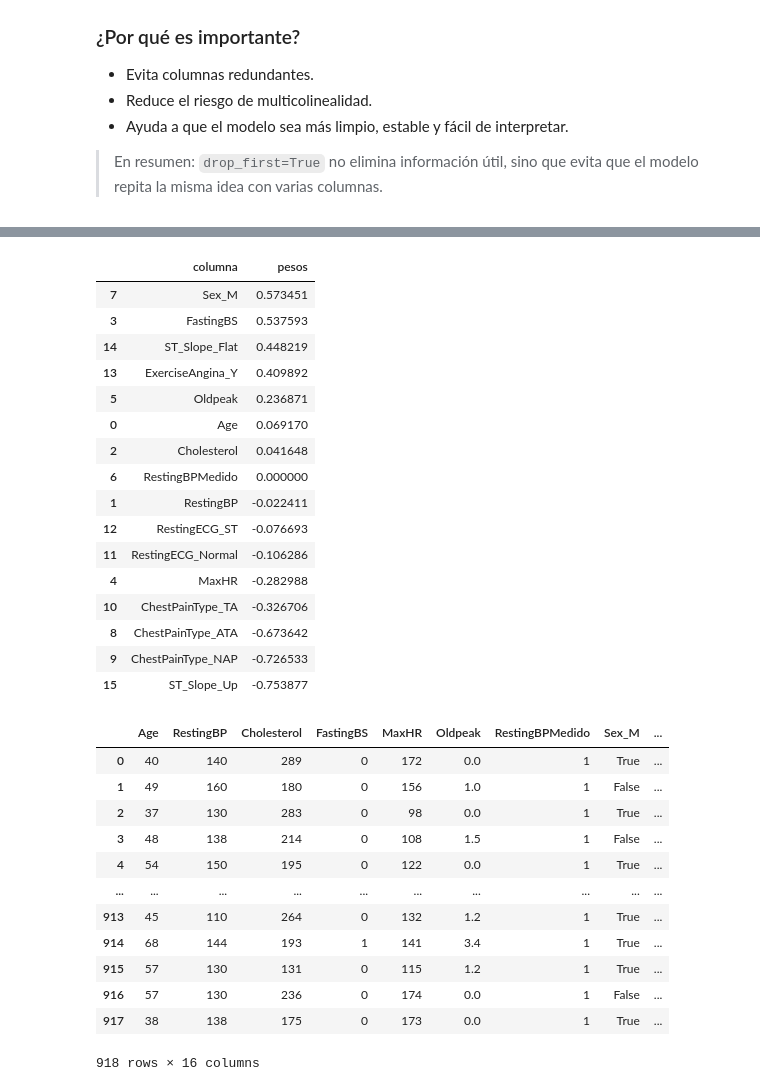
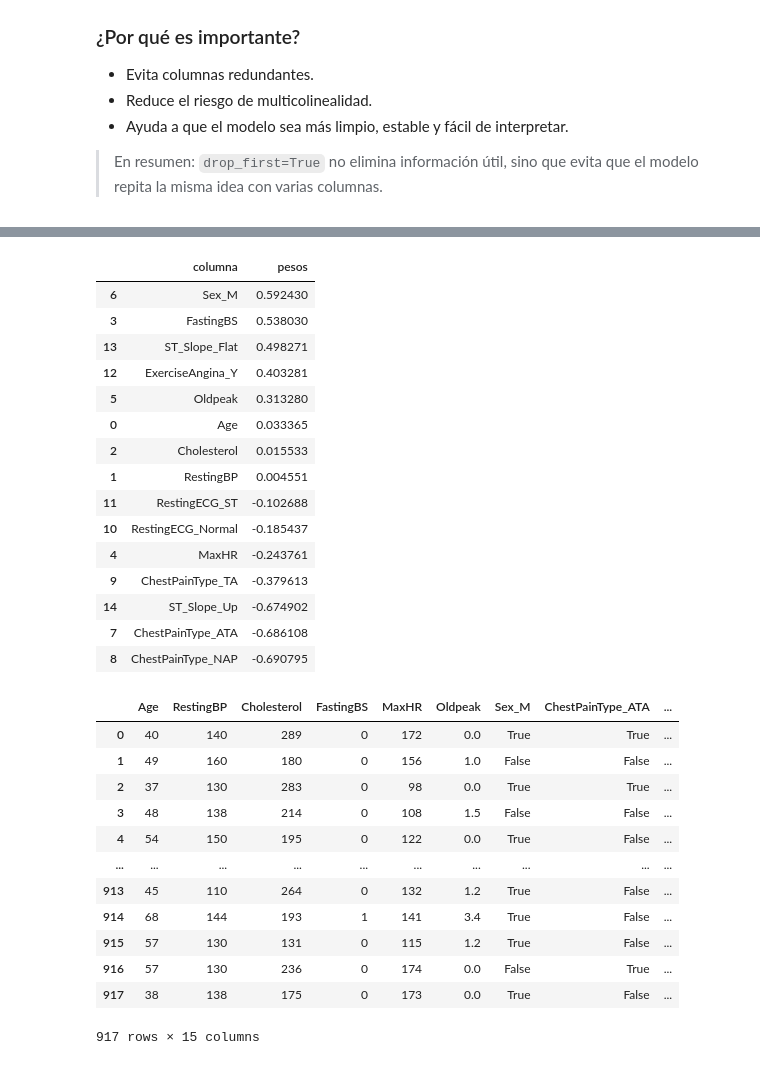
Before and after one commit to SantiagoAyala2118/TP-INTEGRADOR-PYTHON-Heart-Disease-Prediction, a Jupyter notebook: model/modelo_regresion_logistica.ipynb, the cells around one changed output, grey strips where cells are left out. Saved outputs shown, nothing was run; the diff lists cells and outputs as text; code cells hidden in the pictures.

```diff
--- a/model/modelo_regresion_logistica.ipynb
+++ b/model/modelo_regresion_logistica.ipynb
@@ -84,11 +74,7 @@ df[df['RestingBP'] == 0]
 |  | Age | Sex | ChestPainType | RestingBP | Cholesterol | FastingBS | RestingECG | MaxHR | ... |
 | 449 | 55 | M | NAP | 0 | 0 | 0 | Normal | 155 | ... |
 # %%
-# Se identifica el indice del registro sin medicion, se crea la columna, se reemplaza y se visualiza
-bp_0_idx = df[df['RestingBP'] == 0].index
-
-df['RestingBPMedido'] = 1
-df.loc[bp_0_idx, 'RestingBPMedido'] = 0
-
-df[df['RestingBP'] == 0]
+df = df.drop(449)
+# Verificamos que el índice 449 ha sido eliminado
+print(449 in df.index)
 # %% [output]
@@ -97,6 +81,0 @@ df[df['RestingBP'] == 0]
-# %%
-# Se realiza la imputacion
-mediana_blood_pressure  = df['RestingBP'].median()
-
-df['RestingBP'] = df['RestingBP'].replace(0, mediana_blood_pressure).astype(int)
-df[df['RestingBP'].index.isin(bp_0_idx)]
@@ -234,8 +221,7 @@ scaler = StandardScaler()
 X_train_scaled = scaler.fit_transform(X_train)
 X_test_scaled = scaler.transform(X_test)
 # %%
-# Implementacion de max_iteration
-modelo_logistico = LogisticRegression(random_state=42, max_iter=5000)
+modelo_logistico = LogisticRegression(random_state=42)
 # %%
 modelo_logistico.fit(X_train_scaled, y_train)
 # %% [output]
@@ -288,43 +262,42 @@ disp = ConfusionMatrixDisplay.from_estimator(
 # %%
 pesos = modelo_logistico.coef_
 
-df_pesos = pd.DataFrame({
+df_pesos_2 = pd.DataFrame({
     "columna":X_train.columns,
     "pesos":pesos[0]
 })
 
-df_pesos.sort_values(by='pesos',ascending=False)
+df_pesos_2.sort_values(by='pesos',ascending=False)
 # %% [output]
 |  | columna | pesos |
-| 7 | Sex_M | 0.573451 |
-| 3 | FastingBS | 0.537593 |
-| 14 | ST_Slope_Flat | 0.448219 |
-| 13 | ExerciseAngina_Y | 0.409892 |
-| 5 | Oldpeak | 0.236871 |
-| 0 | Age | 0.069170 |
-| 2 | Cholesterol | 0.041648 |
-| 6 | RestingBPMedido | 0.000000 |
-| 1 | RestingBP | -0.022411 |
-| 12 | RestingECG_ST | -0.076693 |
-| 11 | RestingECG_Normal | -0.106286 |
-| 4 | MaxHR | -0.282988 |
-| 10 | ChestPainType_TA | -0.326706 |
-| 8 | ChestPainType_ATA | -0.673642 |
-| 9 | ChestPainType_NAP | -0.726533 |
-| 15 | ST_Slope_Up | -0.753877 |
+| 6 | Sex_M | 0.592430 |
+| 3 | FastingBS | 0.538030 |
+| 13 | ST_Slope_Flat | 0.498271 |
+| 12 | ExerciseAngina_Y | 0.403281 |
+| 5 | Oldpeak | 0.313280 |
+| 0 | Age | 0.033365 |
+| 2 | Cholesterol | 0.015533 |
+| 1 | RestingBP | 0.004551 |
+| 11 | RestingECG_ST | -0.102688 |
+| 10 | RestingECG_Normal | -0.185437 |
+| 4 | MaxHR | -0.243761 |
+| 9 | ChestPainType_TA | -0.379613 |
+| 14 | ST_Slope_Up | -0.674902 |
+| 7 | ChestPainType_ATA | -0.686108 |
+| 8 | ChestPainType_NAP | -0.690795 |
 # %%
 X
 # %% [output]
-|  | Age | RestingBP | Cholesterol | FastingBS | MaxHR | Oldpeak | RestingBPMedido | Sex_M | ... |
-| 0 | 40 | 140 | 289 | 0 | 172 | 0.0 | 1 | True | ... |
-| 1 | 49 | 160 | 180 | 0 | 156 | 1.0 | 1 | False | ... |
-| 2 | 37 | 130 | 283 | 0 | 98 | 0.0 | 1 | True | ... |
-| 3 | 48 | 138 | 214 | 0 | 108 | 1.5 | 1 | False | ... |
-| 4 | 54 | 150 | 195 | 0 | 122 | 0.0 | 1 | True | ... |
+|  | Age | RestingBP | Cholesterol | FastingBS | MaxHR | Oldpeak | Sex_M | ChestPainType_ATA | ... |
+| 0 | 40 | 140 | 289 | 0 | 172 | 0.0 | True | True | ... |
+| 1 | 49 | 160 | 180 | 0 | 156 | 1.0 | False | False | ... |
+| 2 | 37 | 130 | 283 | 0 | 98 | 0.0 | True | True | ... |
+| 3 | 48 | 138 | 214 | 0 | 108 | 1.5 | False | False | ... |
+| 4 | 54 | 150 | 195 | 0 | 122 | 0.0 | True | False | ... |
 | ... | ... | ... | ... | ... | ... | ... | ... | ... | ... |
-| 913 | 45 | 110 | 264 | 0 | 132 | 1.2 | 1 | True | ... |
-| 914 | 68 | 144 | 193 | 1 | 141 | 3.4 | 1 | True | ... |
-| 915 | 57 | 130 | 131 | 0 | 115 | 1.2 | 1 | True | ... |
-| 916 | 57 | 130 | 236 | 0 | 174 | 0.0 | 1 | False | ... |
-| 917 | 38 | 138 | 175 | 0 | 173 | 0.0 | 1 | True | ... |
+| 913 | 45 | 110 | 264 | 0 | 132 | 1.2 | True | False | ... |
+| 914 | 68 | 144 | 193 | 1 | 141 | 3.4 | True | False | ... |
+| 915 | 57 | 130 | 131 | 0 | 115 | 1.2 | True | False | ... |
+| 916 | 57 | 130 | 236 | 0 | 174 | 0.0 | False | True | ... |
+| 917 | 38 | 138 | 175 | 0 | 173 | 0.0 | True | False | ... |
-918 rows × 16 columns
+917 rows × 15 columns
```
Also changed, not shown: parts of 28 cells of this notebook.
